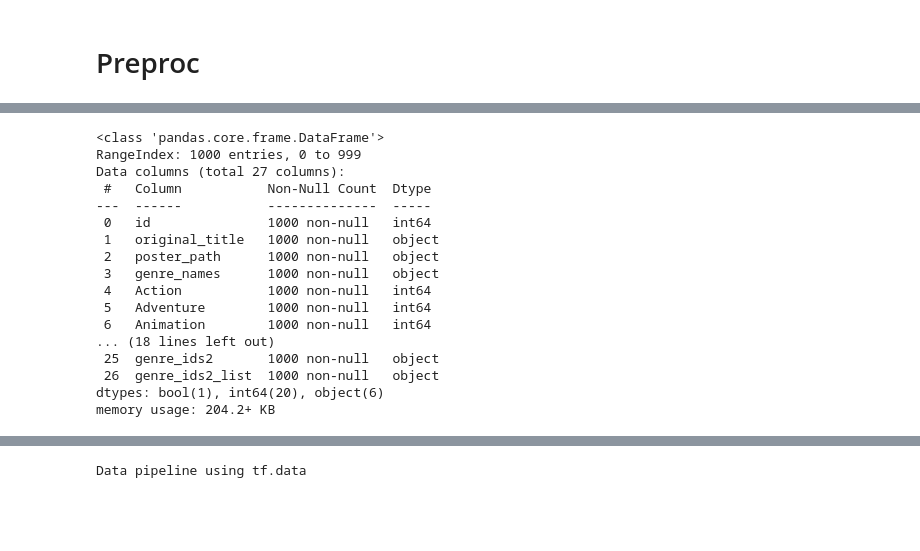
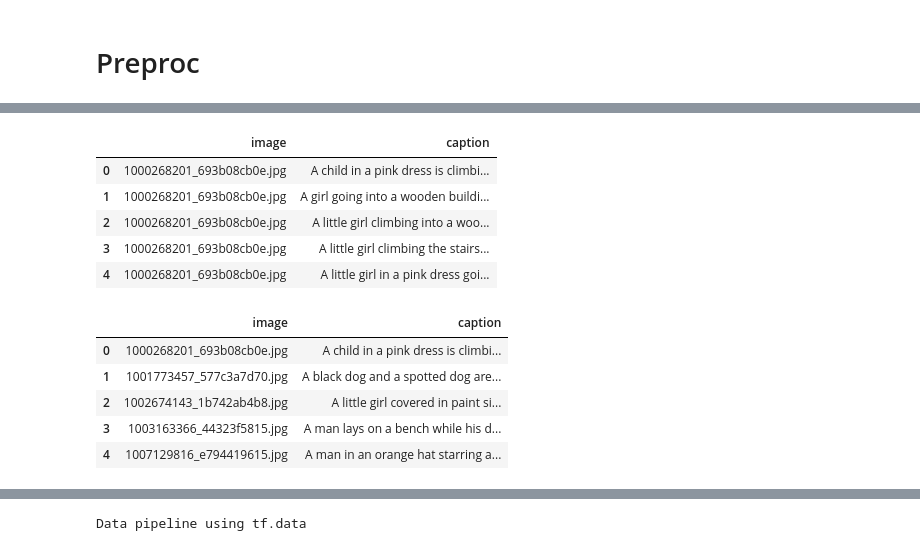
Before and after one commit to rainerenglisch/aida_dfki_project, a Jupyter notebook: notebooks/01_object-recognition_inceptV2resnet.ipynb, the cells around one changed output, grey strips where cells are left out. Saved outputs shown, nothing was run; the diff lists cells and outputs as text; code cells hidden in the pictures; blank space fills up the shorter version.

```diff
--- a/notebooks/01_object-recognition_inceptV2resnet.ipynb
+++ b/notebooks/01_object-recognition_inceptV2resnet.ipynb
@@ -53,10 +57,8 @@ ImageFile.LOAD_TRUNCATED_IMAGES = True
 # Runtime config
 RUN_ON_KAGGLE = False
 
-
 # Model
-MODEL_2_LOAD = "InceptionResNetV2_corrected_20210323T223046Z.hd5"
-MODEL_NAME = "InceptionResNetV2_Xceptionv4_Customized"
+MODEL_NAME = "InceptionV3_customized"
 DO_TRAIN_VALID_SPLIT = False
 
 BATCH_SIZE = 64*4
@@ -99,5 +101,5 @@ else:
 
 SEED = 42
 
-# Display of dataframes
-pd.set_option('display.max_colwidth', None)
+# Set the max column width to see the complete caption
+pd.set_option('display.max_colwidth',-1)
@@ -251,20 +251,23 @@ memory usage: 65.6+ MB
-# %%
-df_test.info()
-# %% [output]
-<class 'pandas.core.frame.DataFrame'>
-RangeIndex: 1000 entries, 0 to 999
-Data columns (total 27 columns):
- #   Column           Non-Null Count  Dtype
----  ------           --------------  -----
- 0   id               1000 non-null   int64
- 1   original_title   1000 non-null   object
- 2   poster_path      1000 non-null   object
- 3   genre_names      1000 non-null   object
- 4   Action           1000 non-null   int64
- 5   Adventure        1000 non-null   int64
- 6   Animation        1000 non-null   int64
-... (18 lines left out)
- 25  genre_ids2       1000 non-null   object
- 26  genre_ids2_list  1000 non-null   object
-dtypes: bool(1), int64(20), object(6)
-memory usage: 204.2+ KB
+# %%
+# Create a dataframe which summarizes the image, path & captions as a dataframe
+# Each image id has 5 captions associated with it therefore the total dataset should have 40455 samples.
+df = pd.read_csv(FP_CAPTIONS)
+df.head()
+# %% [output]
+|  | image | caption |
+| 0 | 1000268201_693b08cb0e.jpg | A child in a pink dress is climbi... |
+| 1 | 1000268201_693b08cb0e.jpg | A girl going into a wooden buildi... |
+| 2 | 1000268201_693b08cb0e.jpg | A little girl climbing into a woo... |
+| 3 | 1000268201_693b08cb0e.jpg | A little girl climbing the stairs... |
+| 4 | 1000268201_693b08cb0e.jpg | A little girl in a pink dress goi... |
+# %%
+# Aggregateion by filename
+df_agg = captions_df.groupby("image").first().reset_index()
+df_agg.head()
+# %% [output]
+|  | image | caption |
+| 0 | 1000268201_693b08cb0e.jpg | A child in a pink dress is climbi... |
+| 1 | 1001773457_577c3a7d70.jpg | A black dog and a spotted dog are... |
+| 2 | 1002674143_1b742ab4b8.jpg | A little girl covered in paint si... |
+| 3 | 1003163366_44323f5815.jpg | A man lays on a bench while his d... |
+| 4 | 1007129816_e794419615.jpg | A man in an orange hat starring a... |
```
Also changed, not shown: parts of 24 cells of this notebook, 17 other files.
